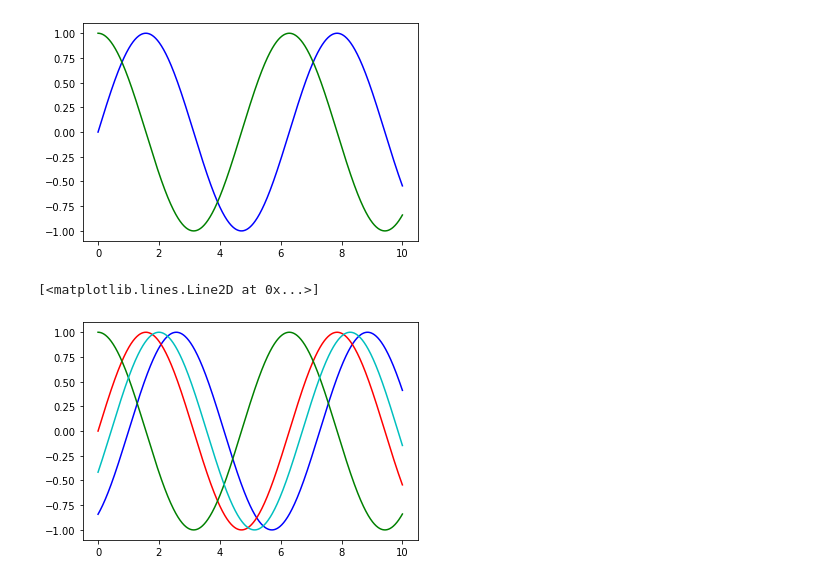
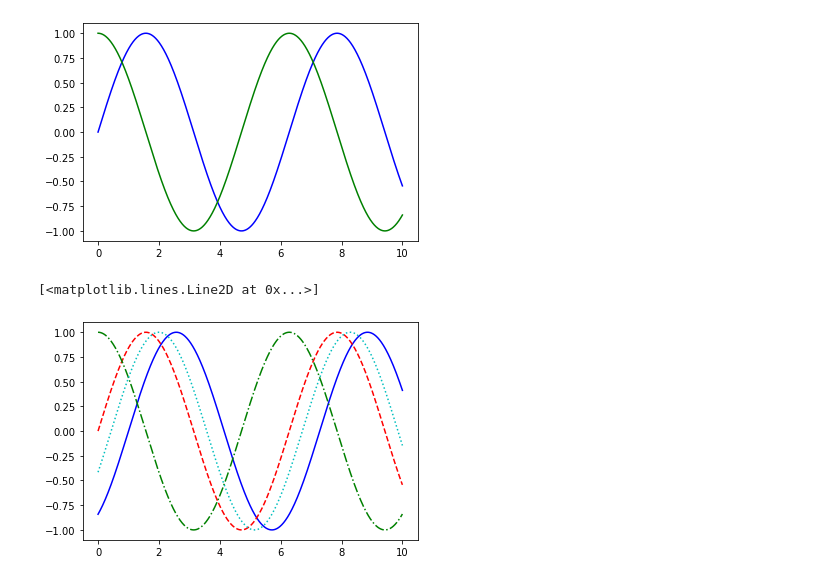
Before and after one commit to olgaklischuk/python-cource, a Jupyter notebook: freeCodeCamp_Python_for_Data_Science/MasteringPythonZeroToHero_part2.ipynb, the cells around one changed output. Cells and saved outputs as stored; diff of their text form; code cells hidden in the pictures.

```diff
--- a/freeCodeCamp_Python_for_Data_Science/MasteringPythonZeroToHero_part2.ipynb
+++ b/freeCodeCamp_Python_for_Data_Science/MasteringPythonZeroToHero_part2.ipynb
@@ -1295,10 +1295,10 @@ plt.plot(x,np.cos(x),color='g')
 [<matplotlib.lines.Line2D at 0x...>]
 [figure]
 # %%
-plt.plot(x,np.sin(x-1),color='b')
-plt.plot(x, np.sin(x), color = 'r')
-plt.plot(x,np.cos(x),color='g')
-plt.plot(x,np.cos(x-2),color='c')
+plt.plot(x, np.sin(x-1), '-b')# solid blue
+plt.plot(x, np.sin(x),  '--r')# dashed red
+plt.plot(x, np.cos(x), '-.g')# dashdot green
+plt.plot(x, np.cos(x-2), ':c')# dotted cyan
 # %% [output]
 [<matplotlib.lines.Line2D at 0x...>]
-[figure, old version]
+[figure, new version]
```
